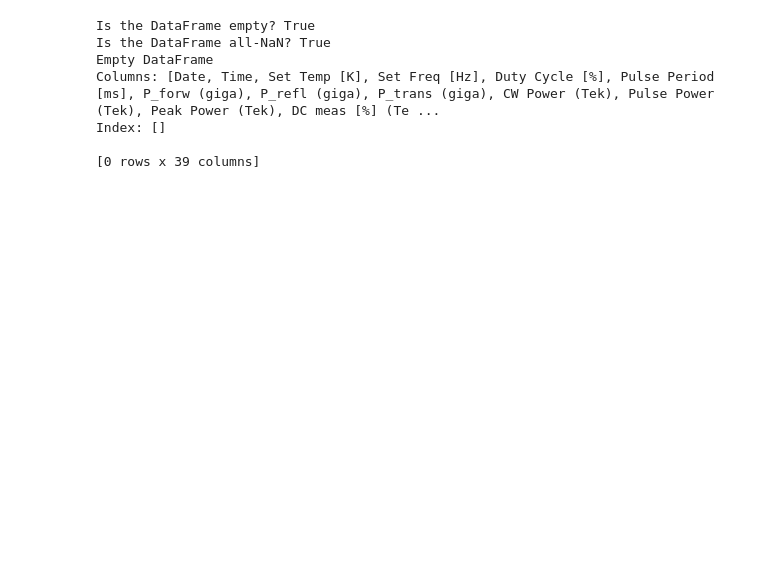
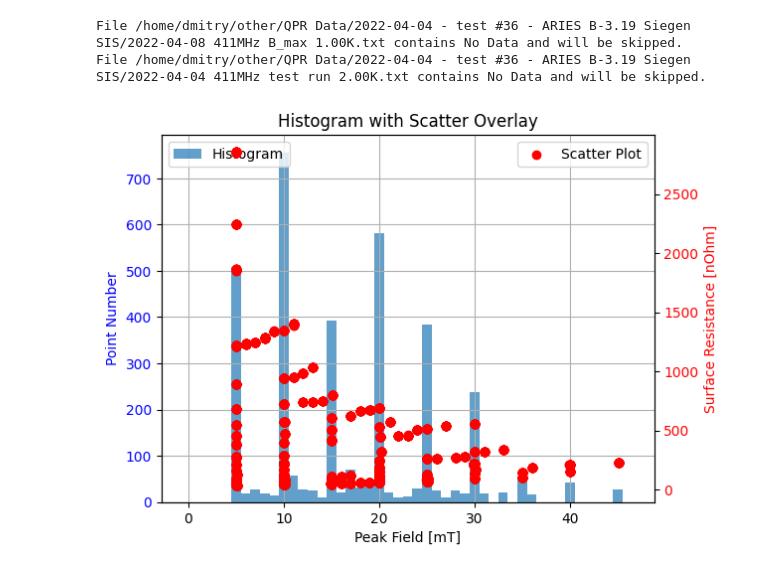
Before and after one commit to Dmitry-LO/QPR-Data-Analysis, a Jupyter notebook: main.ipynb, the cells around one changed output. Saved outputs shown, nothing was run; the diff lists cells and outputs as text; code cells hidden in the pictures; blank space fills up the shorter version.

Commit message:
worked on histogram and Run

```diff
--- a/main.ipynb
+++ b/main.ipynb
@@ -98,27 +103,24 @@ Empty DataFrame
 None
-# %%
-import pandas as pd
-
-# Path to the file
-file_path = "2022-04-04 411MHz test run 2.00K.txt"
-
-# Read the file into a DataFrame
-df = pd.read_csv(
-    file_path,
-    sep="\t",
-    header=0,
-    na_values="NaN",
-)
-
-# Check if the DataFrame is all-NaN
-print("Is the DataFrame empty?", df.empty)
-print("Is the DataFrame all-NaN?", df.isna().all().all())
-print(df)
-# %% [output]
-Is the DataFrame empty? True
-Is the DataFrame all-NaN? True
-Empty DataFrame
-Columns: [Date, Time, Set Temp [K], Set Freq [Hz], Duty Cycle [%], Pulse Period [ms], P_forw (giga), P_refl (giga), P_trans (giga), CW Power (Tek), Pulse Power (Tek), Peak Power (Tek), DC meas [%] (Te ...
-Index: []
-
-[0 rows x 39 columns]
+# %%
+import glob, os
+import pandas as pd
+import numpy as np
+import matplotlib.pyplot as plt
+from funclib.importf import *
+
+script_dir = os.path.dirname(os.path.abspath("main.ipynb"))
+phd_dir = os.path.dirname(script_dir)
+TestPath = os.path.join(phd_dir, "QPR Data", "2022-04-04 - test #36 - ARIES B-3.19 Siegen SIS")
+
+Test1 = HandleTest(TestPath)
+Test1Data = Test1.LoadData(pattern="*41*MHz*.txt")
+#Test1Data.info()
+
+
+
+
+Test1.plotHistogram(step = 1)
+# %% [output]
+File /home/dmitry/other/QPR Data/2022-04-04 - test #36 - ARIES B-3.19 Siegen SIS/2022-04-08 411MHz B_max 1.00K.txt contains No Data and will be skipped.
+File /home/dmitry/other/QPR Data/2022-04-04 - test #36 - ARIES B-3.19 Siegen SIS/2022-04-04 411MHz test run 2.00K.txt contains No Data and will be skipped.
+[figure, added]
```
Also changed, not shown: parts of 1 cell of this notebook, 1 other file.
